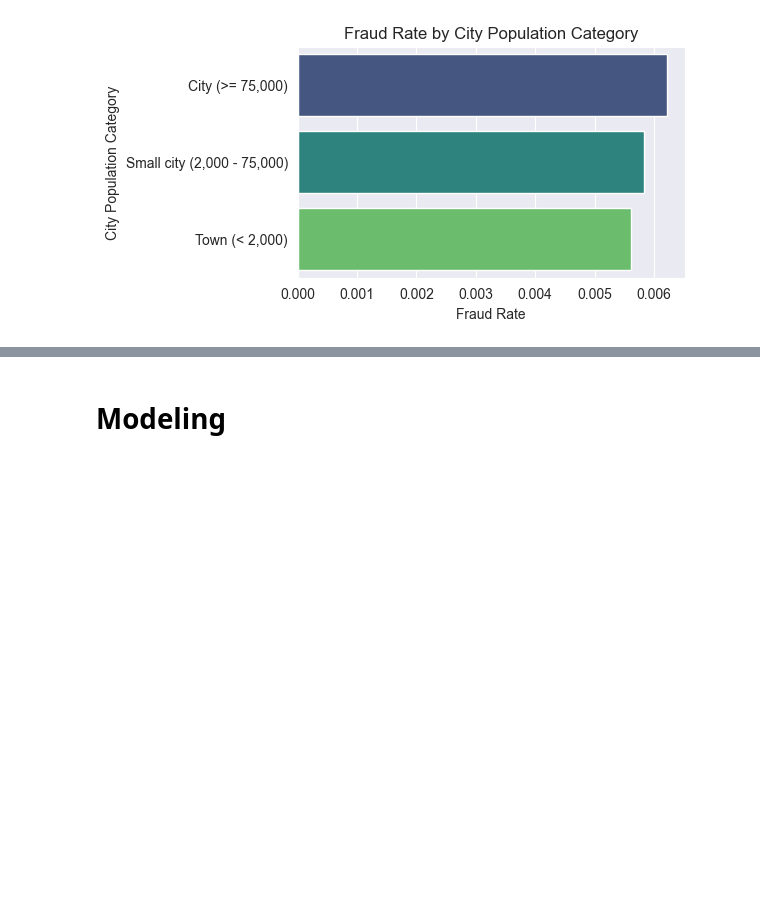
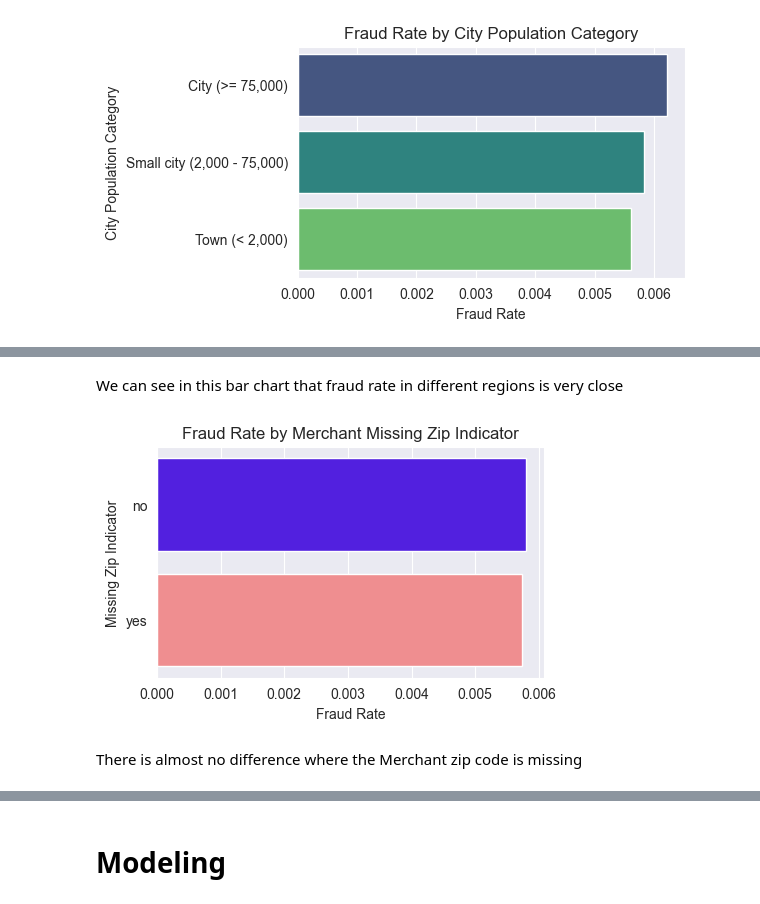
Before and after one commit to Iblouse/Fraud_detection, a Jupyter notebook: modelfraud.ipynb, the cells around one changed output, grey strips where cells are left out. Drawn from its saved outputs; the diff is of its cells as text; code cells hidden in the pictures; blank space fills up the shorter version.

```diff
--- a/modelfraud.ipynb
+++ b/modelfraud.ipynb
@@ -413,0 +414,17 @@ plt.show()
+# %% [markdown]
+We can see in this bar chart that fraud rate in different regions is very close
+# %%
+# Calculate the fraud rate for missing values indicator
+ind_fraud_rate = df.groupby('ind_msg_mzip')['is_fraud'].mean().sort_values(ascending=False)
+
+# Plotting the fraud rate by region
+plt.figure(figsize=(5, 3))
+sns.barplot(x=ind_fraud_rate, y=ind_fraud_rate.index, hue=ind_fraud_rate.index, palette='gnuplot2')
+plt.title('Fraud Rate by Merchant Missing Zip Indicator')
+plt.xlabel('Fraud Rate')
+plt.ylabel('Missing Zip Indicator')
+plt.show()
+# %% [output]
+[figure, added]
+# %% [markdown]
+There is almost no difference where the Merchant zip code is missing
```
Also changed, not shown: parts of 9 cells of this notebook, 1 other file.
